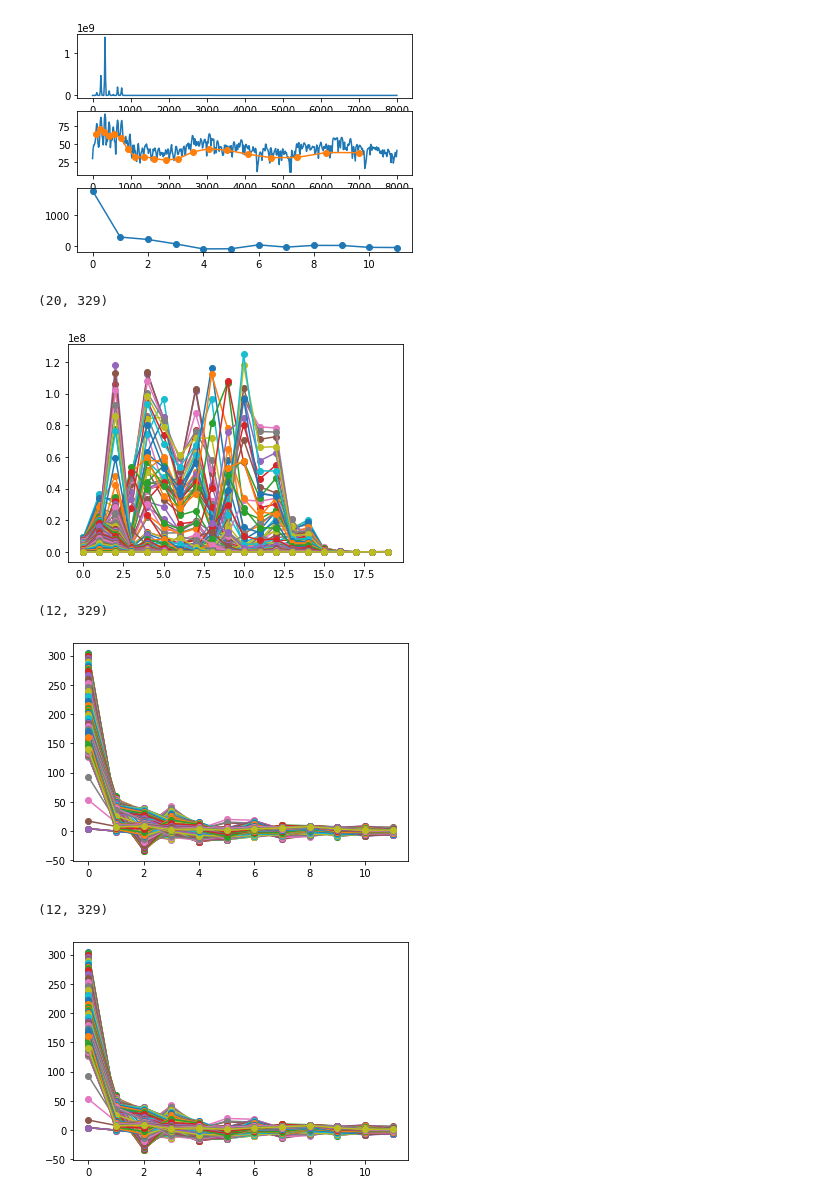
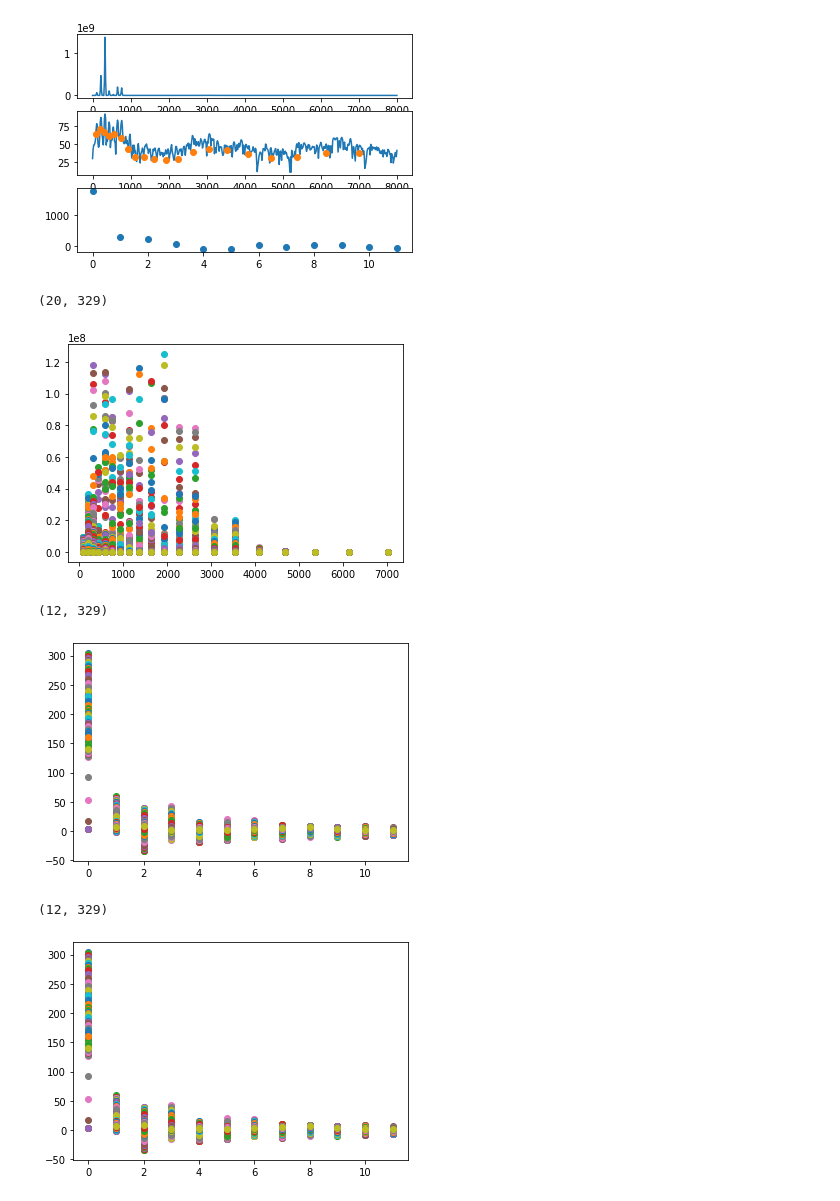
Before and after one commit to conf8o/python-audio-study, a Jupyter notebook: 2020-12-17/cepstrum/ケプストラム特徴量.ipynb, the cells around one changed output. Cells and saved outputs as stored; diff of their text form; code cells hidden in the pictures.

Commit message:
Improve MFCC

```diff
--- a/2020-12-17/cepstrum/ケプストラム特徴量.ipynb
+++ b/2020-12-17/cepstrum/ケプストラム特徴量.ipynb
@@ -12,6 +19,7 @@ _, n = sly.frame_candidates(audio.rate, 20, 80)
 step_length = audio.rate * 10 // 1000
 stfted = np.abs(librosa.stft(audio.data, n, step_length)) ** 2
 n_bins = 20
+bin_xs = sly.mel_filter_bank_freq(audio.rate // 2, n_bins)
 bank = librosa.filters.mel(audio.rate, n, n_mels=20)
 # %%
 def plot_sample():
@@ -24,30 +32,28 @@ def plot_sample():
     plot0.plot(freq, sample_data)
 
     # メルフィルタバンクの結果(メルスペクトログラム)
-    nyquist = audio.rate // 2
     bined = bank.dot(sample_data)
-    bin_xs = sly.mel_filter_bank_freq(nyquist, n_bins)
     plot1.plot(freq, librosa.power_to_db(sample_data))
-    plot1.plot(bin_xs, librosa.power_to_db(bined), marker="o")
+    plot1.plot(bin_xs, librosa.power_to_db(bined), "o")
 
-    # ケプストラム特徴量の結果
+    # ケプストラム特徴量
     ceps = scipy.fftpack.dct(librosa.power_to_db(bined), axis=0)
     mfcc = ceps[:12]
-    plot2.plot(mfcc, marker="o")
+    plot2.plot(mfcc, "o")
 
 plot_sample()
 # %% [output]
-[figure, old version]
+[figure, new version]
 # %%
 # まとめて処理
 # メルスペクトログラム
 melspectrogram = np.dot(bank, stfted)
 print(melspectrogram.shape)
-plt.plot(melspectrogram, marker="o")
+plt.plot(bin_xs, melspectrogram, "o")
 pass
 # %% [output]
 (20, 329)
-[figure, old version]
+[figure, new version]
 # %%
 # ケプストラム特徴量(メル周波数ケプストラム係数(MFCC))
 
@@ -55,11 +61,11 @@ mfcc = scipy.fftpack.dct(librosa.power_to_db(melspectrogram),
                          axis=0,
                          norm="ortho")[:12]
 print(mfcc.shape)
-plt.plot(mfcc, marker="o")
+plt.plot(mfcc, "o")
 pass
 # %% [output]
 (12, 329)
-[figure, old version]
+[figure, new version]
 # %%
 # librosaのと比較
 
@@ -70,8 +76,8 @@ lr_mfcc = librosa.feature.mfcc(audio.data,
                                hop_length=step_length,
                                n_mels=n_bins)
 print(lr_mfcc.shape)
-plt.plot(lr_mfcc, marker="o")
+plt.plot(lr_mfcc, "o")
 pass
 # %% [output]
 (12, 329)
-[figure, old version]
+[figure, new version]
```
Also changed, not shown: parts of 1 cell of this notebook, 4 other files.
